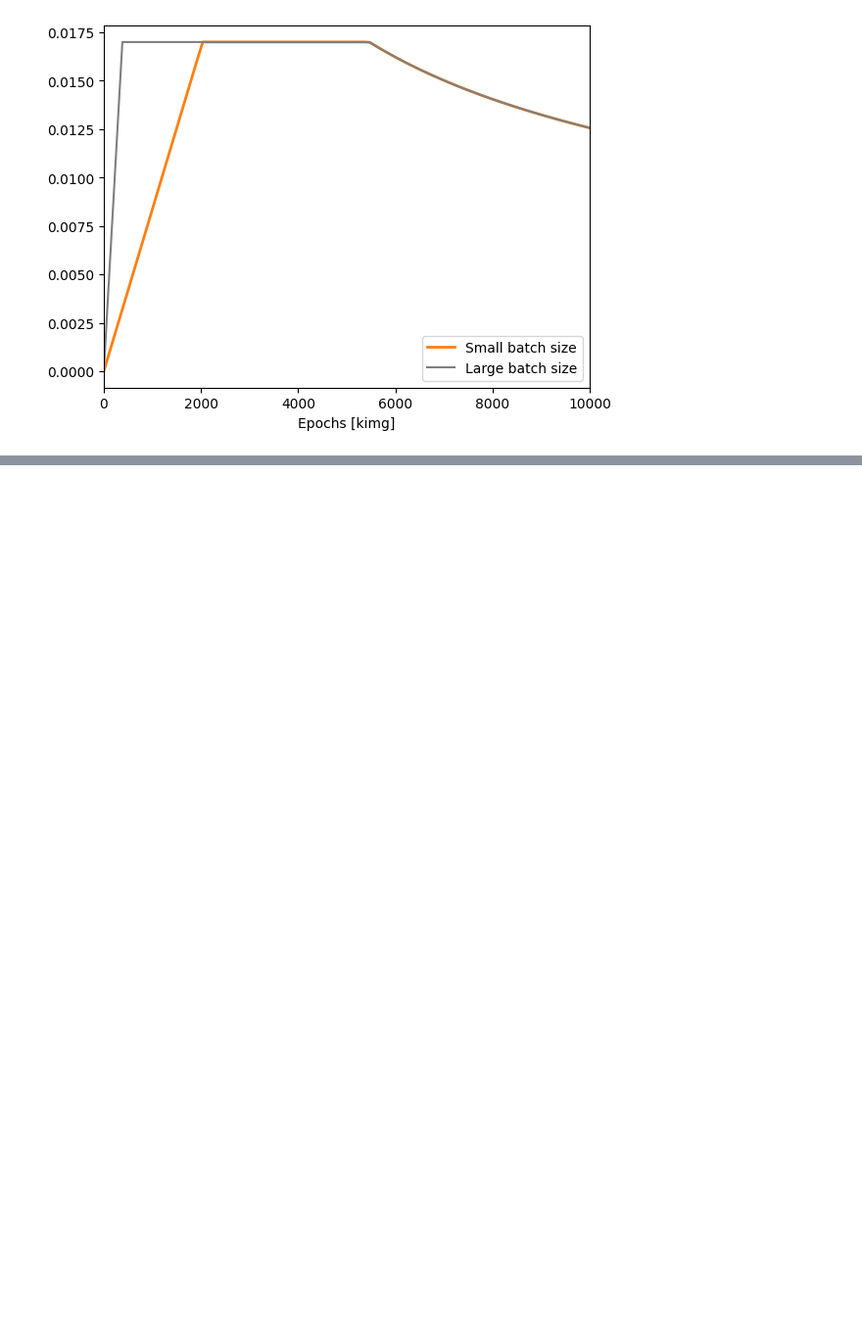
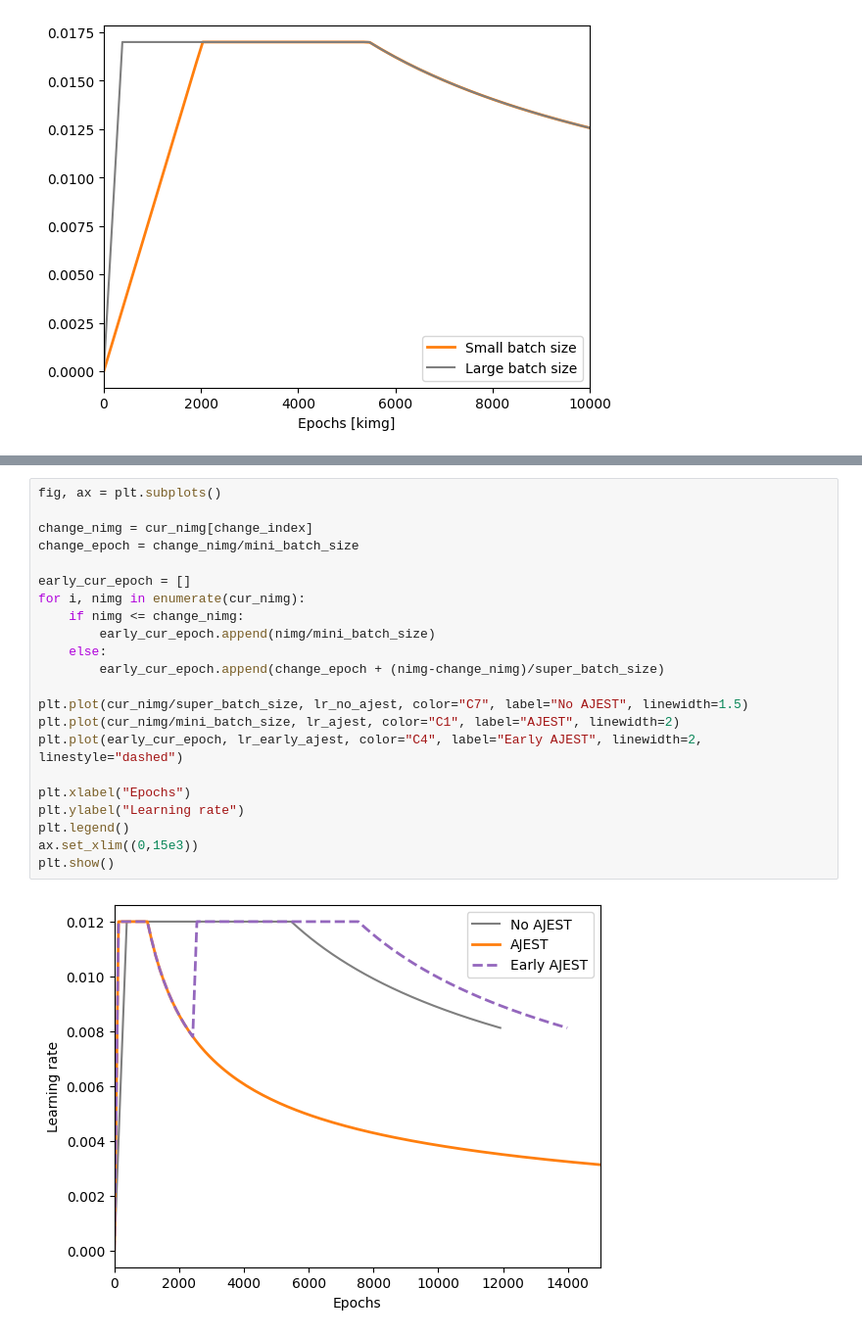
Before and after one commit to 0xInfty/Autoguided, a Jupyter notebook: Images/analysis/LearningRate.ipynb, the cells around one changed output, grey strips where cells are left out. Shown at 98% size. Cells and saved outputs as stored; diff of their text form; blank space fills up the shorter version.

```diff
--- a/Images/analysis/LearningRate.ipynb
+++ b/Images/analysis/LearningRate.ipynb
@@ -346,0 +428,24 @@ plt.xlim((0,10e3))
+# %%
+fig, ax = plt.subplots()
+
+change_nimg = cur_nimg[change_index]
+change_epoch = change_nimg/mini_batch_size
+
+early_cur_epoch = []
+for i, nimg in enumerate(cur_nimg):
+    if nimg <= change_nimg:
+        early_cur_epoch.append(nimg/mini_batch_size)
+    else:
+        early_cur_epoch.append(change_epoch + (nimg-change_nimg)/super_batch_size)
+
+plt.plot(cur_nimg/super_batch_size, lr_no_ajest, color="C7", label="No AJEST", linewidth=1.5)
+plt.plot(cur_nimg/mini_batch_size, lr_ajest, color="C1", label="AJEST", linewidth=2)
+plt.plot(early_cur_epoch, lr_early_ajest, color="C4", label="Early AJEST", linewidth=2, linestyle="dashed")
+
+plt.xlabel("Epochs")
+plt.ylabel("Learning rate")
+plt.legend()
+ax.set_xlim((0,15e3))
+plt.show()
+# %% [output]
+[figure, added]
```
Also changed, not shown: parts of 4 cells of this notebook.
